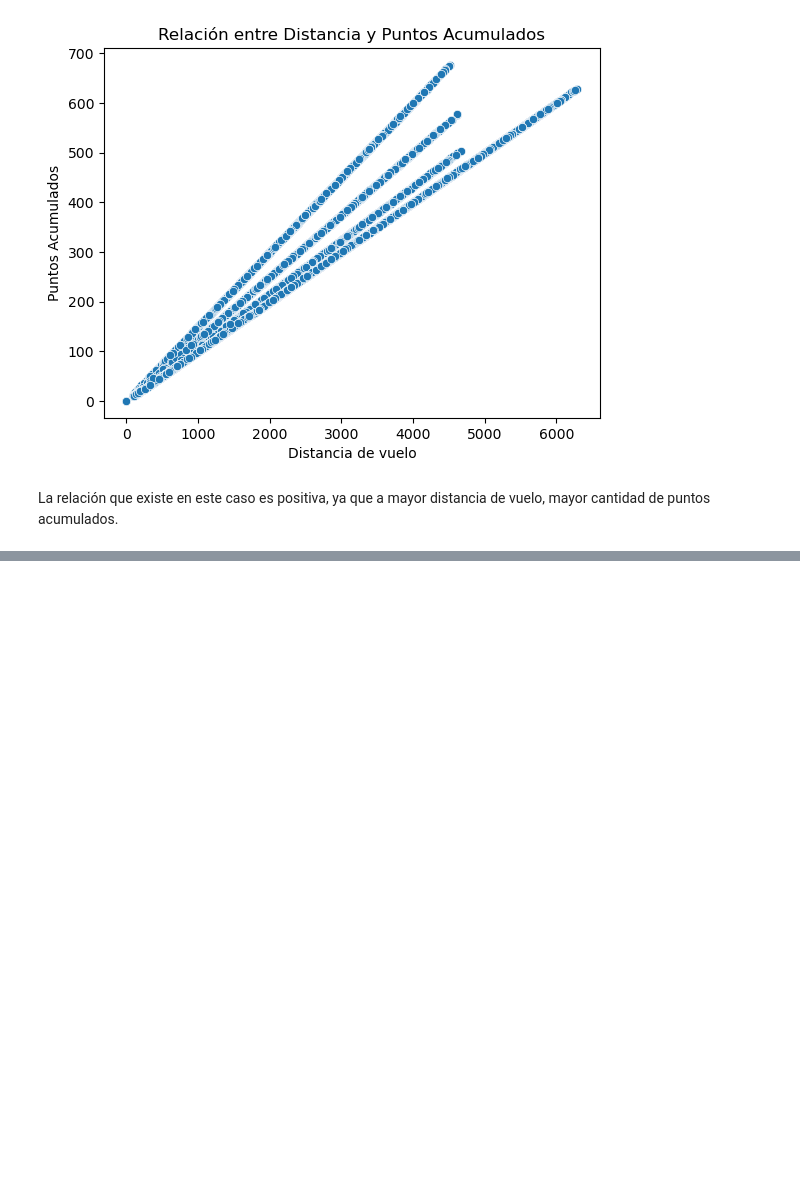
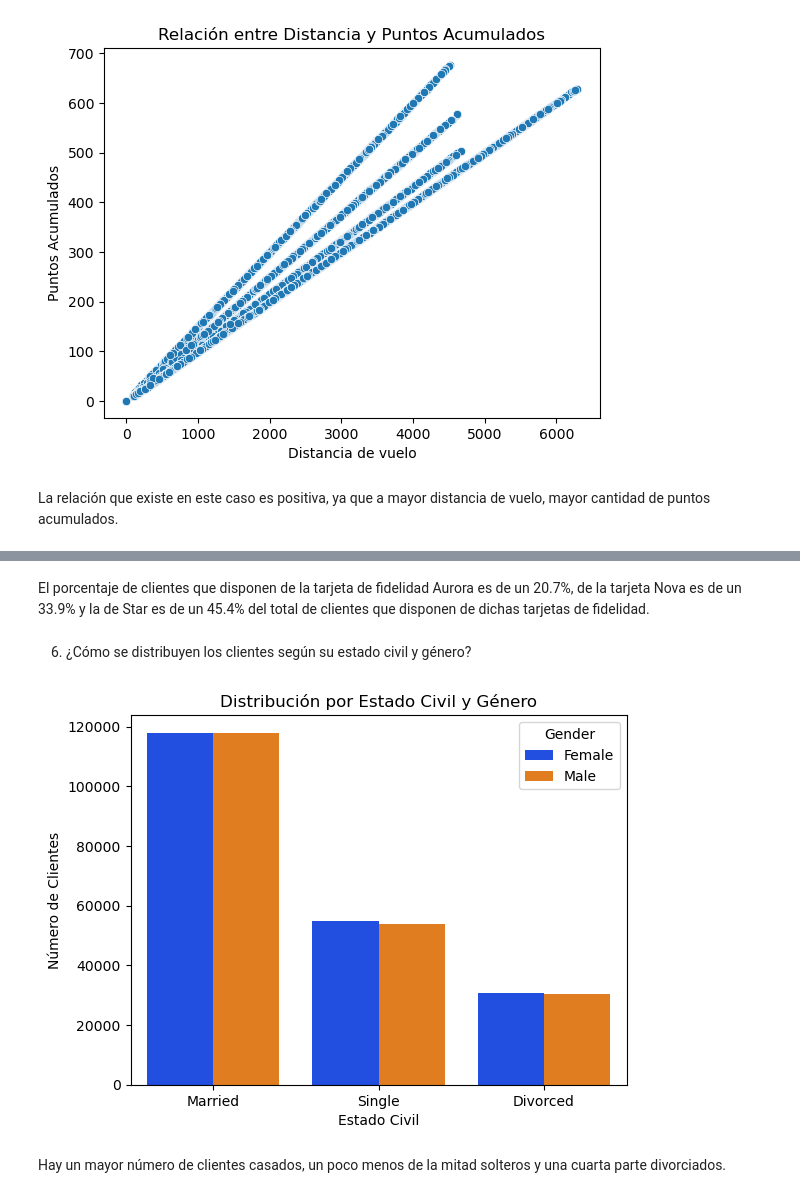
Before and after one commit to Adalab/bda-modulo-3-evaluacion-final-Beatriz-mij, a Jupyter notebook: Resolucion_evaluacion_MOD3.ipynb, the cells around one changed output, grey strips where cells are left out. Saved outputs shown, nothing was run; the diff lists cells and outputs as text; code cells hidden in the pictures; blank space fills up the shorter version.

```diff
--- a/Resolucion_evaluacion_MOD3.ipynb
+++ b/Resolucion_evaluacion_MOD3.ipynb
@@ -402,0 +454,13 @@ La relación que existe en este caso es positiva, ya que a mayor distancia de vu
+# %% [markdown]
+El porcentaje de clientes que disponen de la tarjeta de fidelidad Aurora es de un 20.7%, de la tarjeta Nova es de un 33.9% y la de Star es de un 45.4% del total de clientes que disponen de dichas tarjetas de fidelidad.
+# %% [markdown]
+6. ¿Cómo se distribuyen los clientes según su estado civil y género?
+# %%
+sns.countplot(x='Marital Status', hue='Gender', data=df_merged, palette='bright')
+plt.title('Distribución por Estado Civil y Género')
+plt.xlabel('Estado Civil')
+plt.ylabel('Número de Clientes');
+# %% [output]
+[figure, added]
+# %% [markdown]
+Hay un mayor número de clientes casados, un poco menos de la mitad solteros y una cuarta parte divorciados.
```
Also changed, not shown: parts of 17 cells of this notebook, 1 other file.
